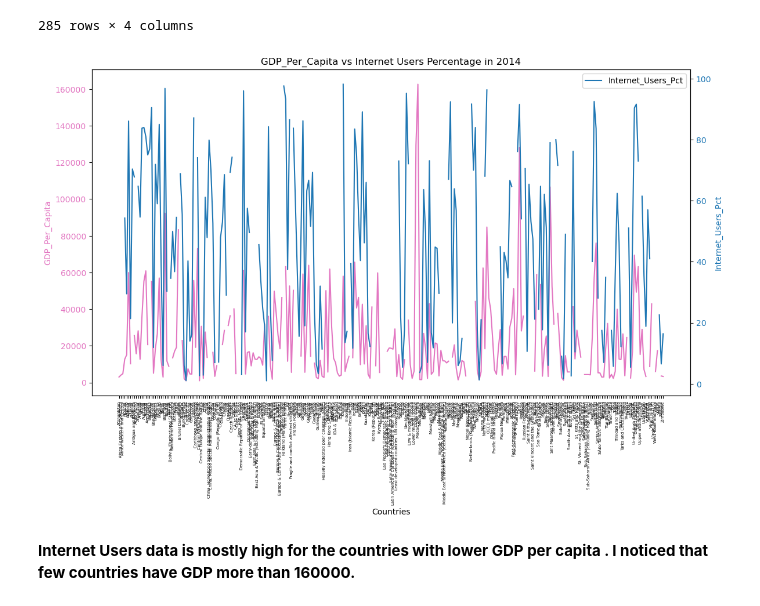
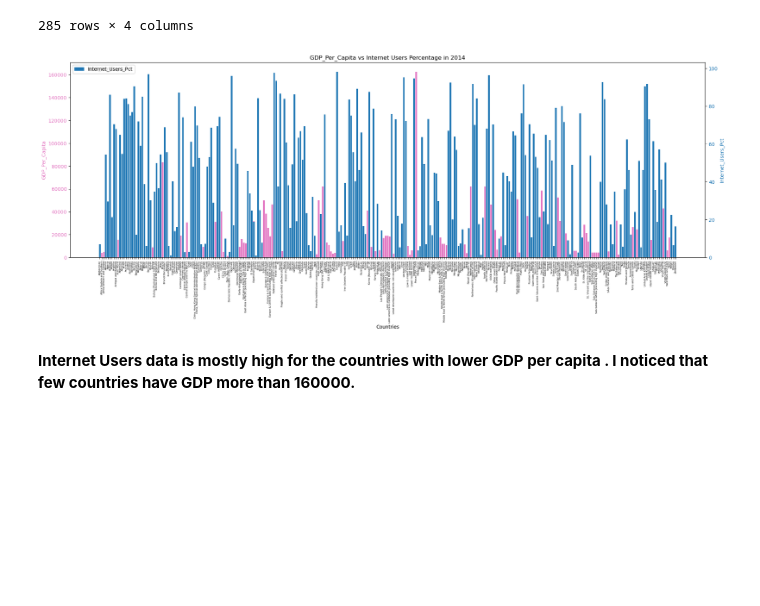
Before and after one commit to NSS-Data-Analytics-Cohort-16/da16-python-gdp-and-internet-use-analysis-janvimehendale, a Jupyter notebook: notebooks/gdp_internetuse.ipynb, the cells around one changed output. Saved outputs shown, nothing was run; the diff lists cells and outputs as text; code cells hidden in the pictures; blank space fills up the shorter version.

```diff
--- a/notebooks/gdp_internetuse.ipynb
+++ b/notebooks/gdp_internetuse.ipynb
@@ -1101,37 +1101,38 @@ gdp_and_internet_use_2014.sort_values("GDP_Per_Capita", ascending=False)
 # sns.lineplot(x="Country", y="GDP_Per_Capita", data=gdp_and_internet_use_2014, label="GDP_Per_Capita", color="pink")
 # sns.lineplot(x="Country", y="Internet_Users_Pct", data = gdp_and_internet_use_2014, label="Internet_Users_Pct", color="navy")
 # plt.xlabel("Countries")
 # plt.ylabel("Values")
 # plt.title("GDP_Per_Capita vs Internet Users Percentage")
 # plt.legend()
 # plt.xticks(fontsize=7, rotation=70)
 # plt.show()
 
 # Create data
 # t = np.arange(0.01, 100.0)
 
-fig, ax1 = plt.subplots()
+fig, ax1 = plt.subplots(figsize=(20,8))
 
 color = 'tab:pink'
 ax1.set_xlabel("Countries")
 ax1.set_ylabel("GDP_Per_Capita", color=color)
-ax1.plot(gdp_and_internet_use_2014["Country"], gdp_and_internet_use_2014["GDP_Per_Capita"], color=color, label="GDP_Per_Capita")
+ax1.bar(gdp_and_internet_use_2014["Country"], gdp_and_internet_use_2014["GDP_Per_Capita"], color=color, label="GDP_Per_Capita")
 ax1.tick_params(axis='y', labelcolor=color)
 plt.xticks(fontsize=5, rotation=90)
+plt.legend()
 
 ax2 = ax1.twinx()  # instantiate a second Axes that shares the same x-axis
 
 color = 'tab:blue'
 ax2.set_ylabel("Internet_Users_Pct", color=color)  # we already handled the x-label with ax1
-ax2.plot(gdp_and_internet_use_2014["Country"], gdp_and_internet_use_2014["Internet_Users_Pct"], color=color, label="Internet_Users_Pct")
+ax2.bar(gdp_and_internet_use_2014["Country"], gdp_and_internet_use_2014["Internet_Users_Pct"], color=color, label="Internet_Users_Pct")
 ax2.tick_params(axis='y', labelcolor=color)
 
 fig.tight_layout()  # otherwise the right y-label is slightly clipped
 plt.title("GDP_Per_Capita vs Internet Users Percentage in 2014")
 plt.legend()
 plt.show()
 # %% [output]
-[figure, old version]
+[figure, new version]
 # %%
 # What do you notice from this plot? If you see any unusual points, investigate them
 # %% [markdown]
```
Also changed, not shown: parts of 10 cells of this notebook.
